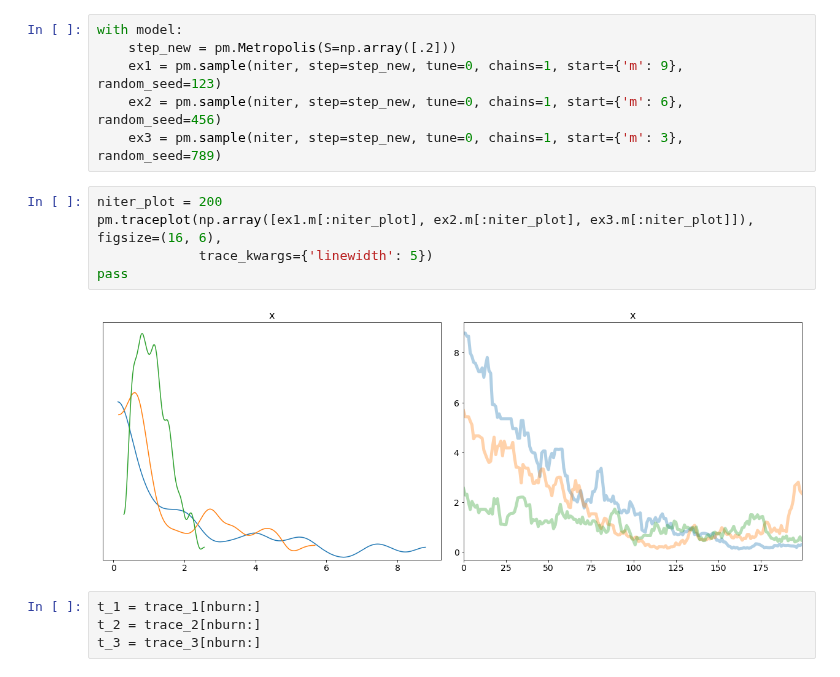
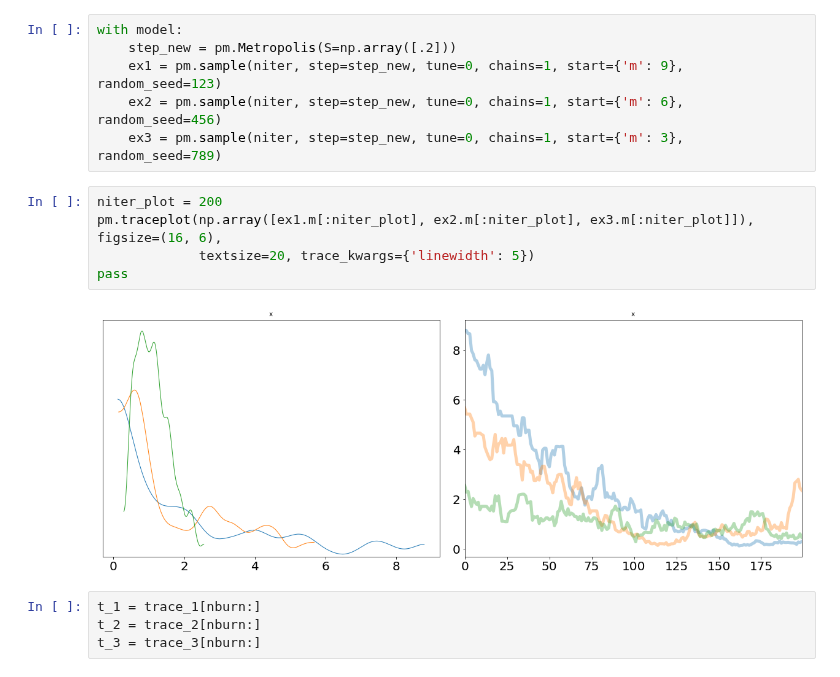
Before and after one commit to fcastagna/mcmc_convergence, a Jupyter notebook: try.ipynb, the cells around one changed output. Drawn from its saved outputs; the diff is of its cells as text.

```diff
--- a/try.ipynb
+++ b/try.ipynb
@@ -55,10 +55,10 @@ with model:
 # %%
 niter_plot = 200
 pm.traceplot(np.array([ex1.m[:niter_plot], ex2.m[:niter_plot], ex3.m[:niter_plot]]), figsize=(16, 6),
-             trace_kwargs={'linewidth': 5})
+             textsize=20, trace_kwargs={'linewidth': 5})
 pass
 # %% [output]
-[figure, old version]
+[figure, new version]
 # %%
 t_1 = trace_1[nburn:]
 t_2 = trace_2[nburn:]
```
Also changed, not shown: parts of 8 cells of this notebook.
